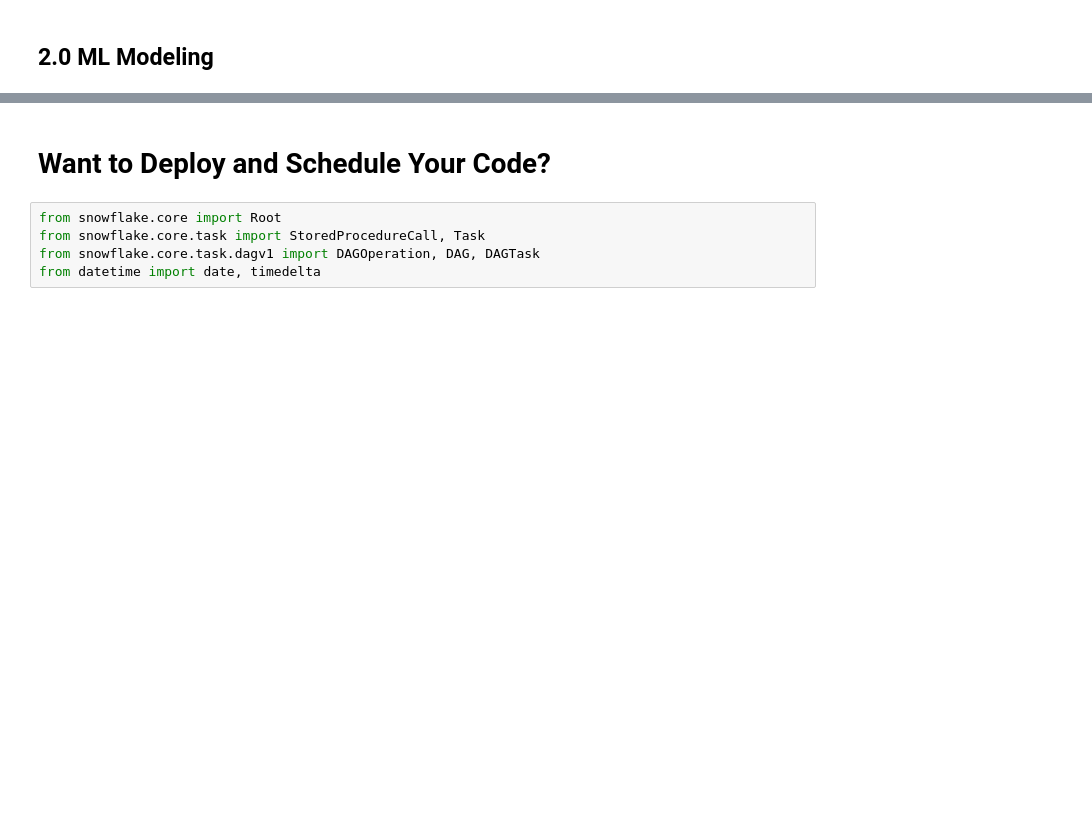
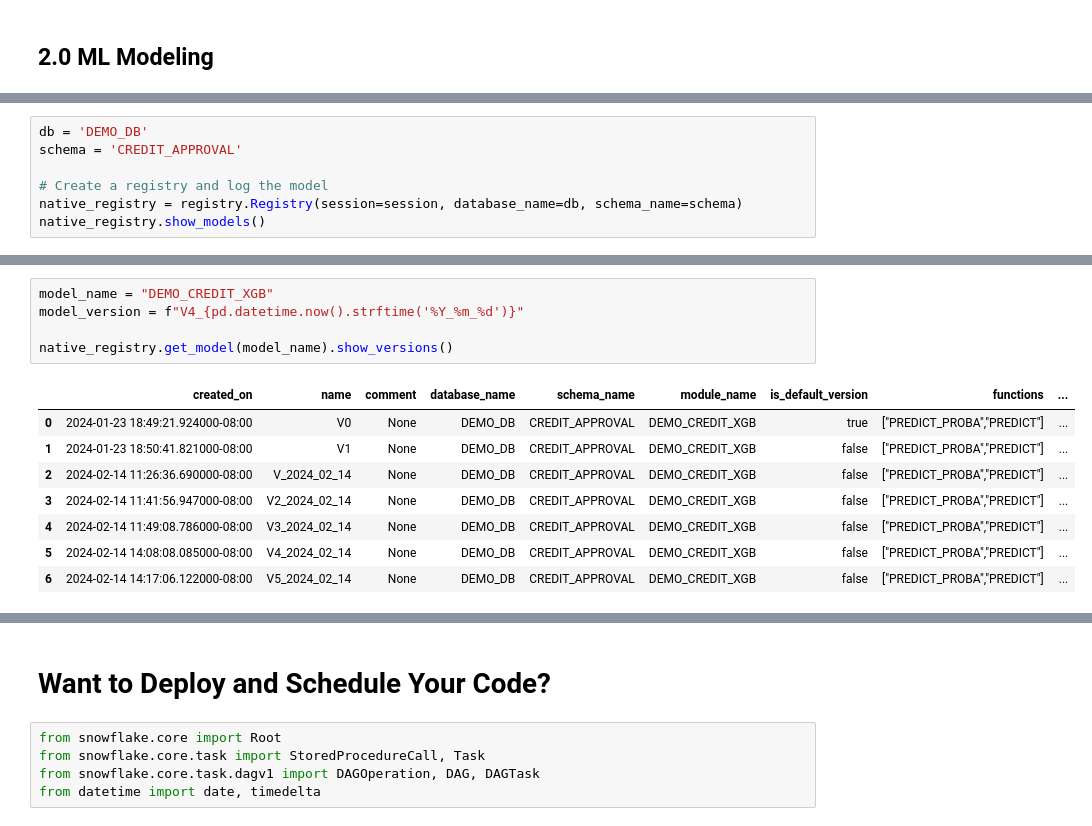
Before and after one commit to sfc-gh-skhara/skhara-demos, a Jupyter notebook: General Demos/Demo - Snowpark ML.ipynb, the cells around one changed output, grey strips where cells are left out. Drawn from its saved outputs; the diff is of its cells as text; blank space fills up the shorter version.

```diff
--- a/General Demos/Demo - Snowpark ML.ipynb
+++ b/General Demos/Demo - Snowpark ML.ipynb
@@ -395,0 +292,7 @@ test_sdf_w_preds.limit(5).to_pandas()
+# %%
+db = 'DEMO_DB'
+schema = 'CREDIT_APPROVAL'
+
+# Create a registry and log the model
+native_registry = registry.Registry(session=session, database_name=db, schema_name=schema)
+native_registry.show_models()
@@ -395,0 +313,14 @@ test_sdf_w_preds.limit(5).to_pandas()
+# %%
+model_name = "DEMO_CREDIT_XGB"
+model_version = f"V4_{pd.datetime.now().strftime('%Y_%m_%d')}"
+
+native_registry.get_model(model_name).show_versions()
+# %% [output]
+|  | created_on | name | comment | database_name | schema_name | module_name | is_default_version | functions | ... |
+| 0 | 2024-01-23 18:49:21.924000-08:00 | V0 | None | DEMO_DB | CREDIT_APPROVAL | DEMO_CREDIT_XGB | true | ["PREDICT_PROBA","PREDICT"] | ... |
+| 1 | 2024-01-23 18:50:41.821000-08:00 | V1 | None | DEMO_DB | CREDIT_APPROVAL | DEMO_CREDIT_XGB | false | ["PREDICT_PROBA","PREDICT"] | ... |
+| 2 | 2024-02-14 11:26:36.690000-08:00 | V_2024_02_14 | None | DEMO_DB | CREDIT_APPROVAL | DEMO_CREDIT_XGB | false | ["PREDICT_PROBA","PREDICT"] | ... |
+| 3 | 2024-02-14 11:41:56.947000-08:00 | V2_2024_02_14 | None | DEMO_DB | CREDIT_APPROVAL | DEMO_CREDIT_XGB | false | ["PREDICT_PROBA","PREDICT"] | ... |
+| 4 | 2024-02-14 11:49:08.786000-08:00 | V3_2024_02_14 | None | DEMO_DB | CREDIT_APPROVAL | DEMO_CREDIT_XGB | false | ["PREDICT_PROBA","PREDICT"] | ... |
+| 5 | 2024-02-14 14:08:08.085000-08:00 | V4_2024_02_14 | None | DEMO_DB | CREDIT_APPROVAL | DEMO_CREDIT_XGB | false | ["PREDICT_PROBA","PREDICT"] | ... |
+| 6 | 2024-02-14 14:17:06.122000-08:00 | V5_2024_02_14 | None | DEMO_DB | CREDIT_APPROVAL | DEMO_CREDIT_XGB | false | ["PREDICT_PROBA","PREDICT"] | ... |
```
Also changed, not shown: parts of 57 cells of this notebook, 2 other files.
